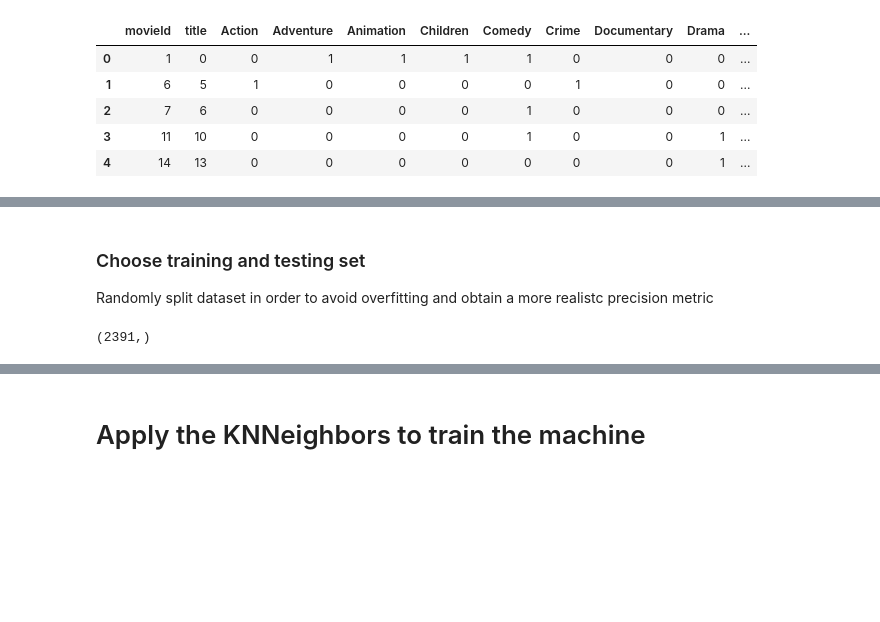
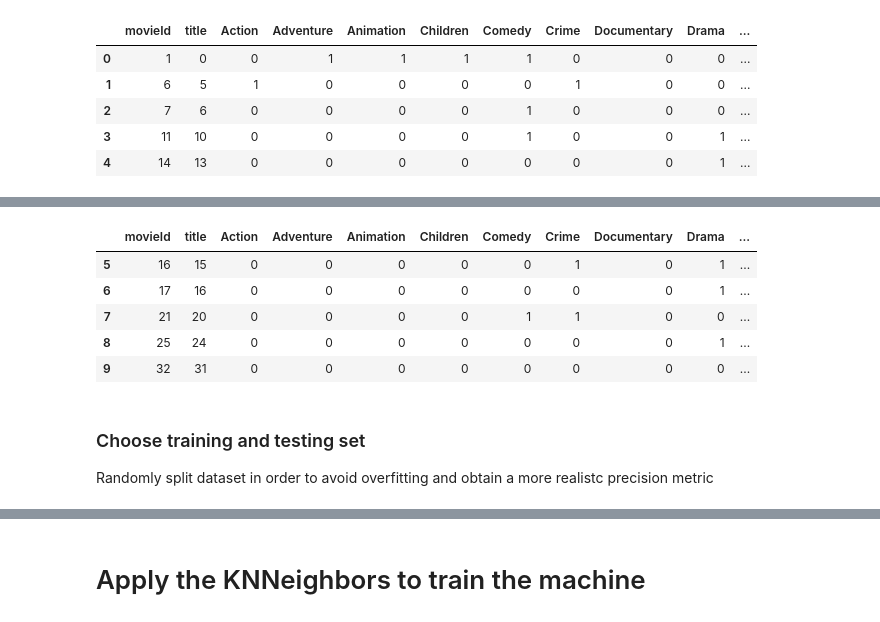
Before and after one commit to jpsmedeiros/machine-learning, a Jupyter notebook: recommender.ipynb, the cells around one changed output, grey strips where cells are left out. Saved outputs shown, nothing was run; the diff lists cells and outputs as text; code cells hidden in the pictures; blank space fills up the shorter version.

```diff
--- a/recommender.ipynb
+++ b/recommender.ipynb
@@ -69,3 +83,13 @@ data_merge.head()
+# %%
+data_merge = data_merge.iloc[5:,:]
+data_merge.head()
+# %% [output]
+|  | movieId | title | Action | Adventure | Animation | Children | Comedy | Crime | Documentary | Drama | ... |
+| 5 | 16 | 15 | 0 | 0 | 0 | 0 | 0 | 1 | 0 | 1 | ... |
+| 6 | 17 | 16 | 0 | 0 | 0 | 0 | 0 | 0 | 0 | 1 | ... |
+| 7 | 21 | 20 | 0 | 0 | 0 | 0 | 1 | 1 | 0 | 0 | ... |
+| 8 | 25 | 24 | 0 | 0 | 0 | 0 | 0 | 0 | 0 | 1 | ... |
+| 9 | 32 | 31 | 0 | 0 | 0 | 0 | 0 | 0 | 0 | 0 | ... |
 # %% [markdown]
 ### Choose training and testing set
 Randomly split dataset in order to avoid overfitting and obtain a more realistc precision metric
@@ -75,9 +99,5 @@ y = data_merge['rating']
 # %%
 data_merge = data_merge.drop('rating', axis=1)
 data_merge = data_merge.drop('movieId', axis=1)
-# %%
-y.shape
-# %% [output]
-(2391,)
 # %%
 X_train, X_test, y_train, y_test = train_test_split(data_merge, y, test_size=0.4, random_state=0)
```
Also changed, not shown: parts of 18 cells of this notebook.
